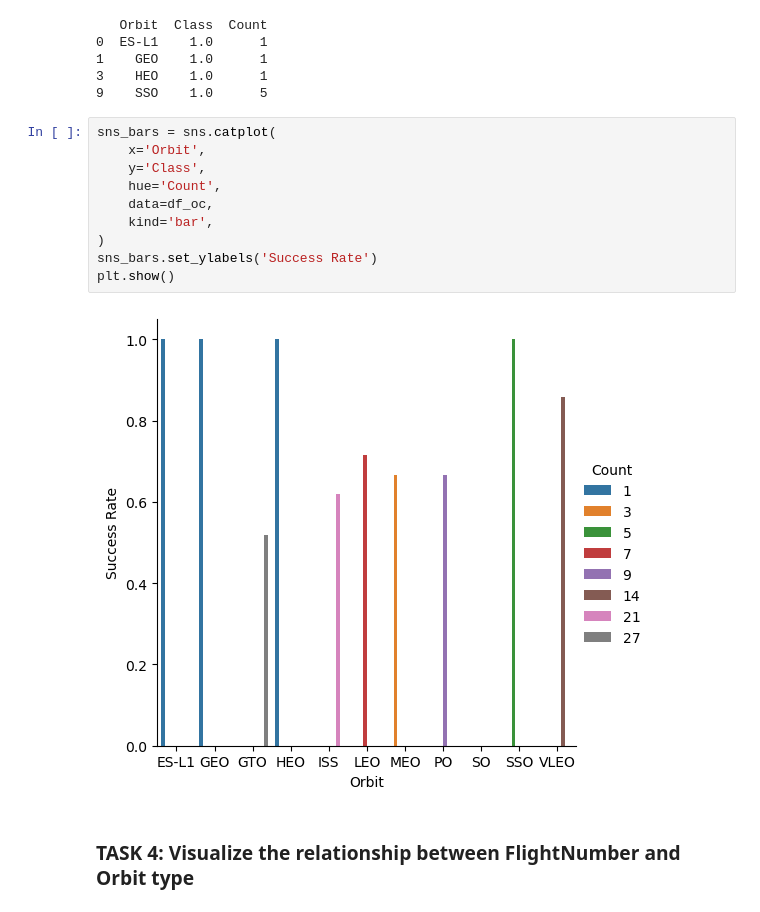
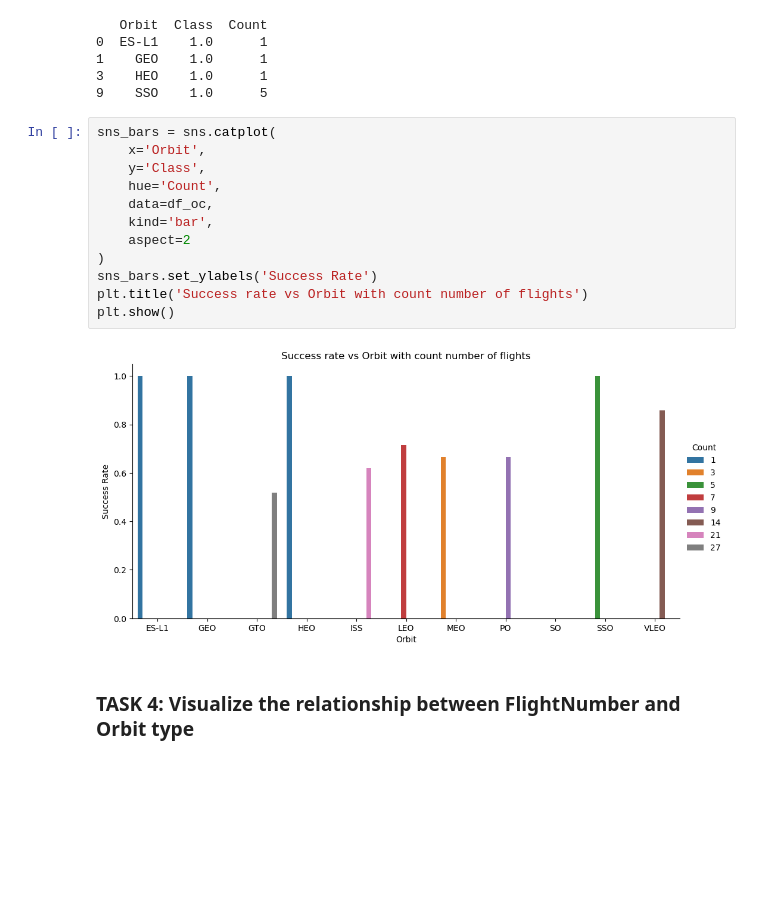
Before and after one commit to xxxAleksandrxxx/Coursera-IBM, a Jupyter notebook: 10 capstone_project/w02-2 - Exploratory Data Analysis with Visualisation_cleaned.ipynb, the cells around one changed output. Saved outputs shown, nothing was run; the diff lists cells and outputs as text; blank space fills up the shorter version.

```diff
--- a/10 capstone_project/w02-2 - Exploratory Data Analysis with Visualisation_cleaned.ipynb
+++ b/10 capstone_project/w02-2 - Exploratory Data Analysis with Visualisation_cleaned.ipynb
@@ -174,15 +272,17 @@ print(df_oc[df_oc['Class'] == 1])
 # %%
 sns_bars = sns.catplot(
     x='Orbit',
     y='Class',
     hue='Count',
     data=df_oc,
     kind='bar',
+    aspect=2
 )
 sns_bars.set_ylabels('Success Rate')
+plt.title('Success rate vs Orbit with count number of flights')
 plt.show()
 # %% [output]
-[figure, old version]
+[figure, new version]
 # %% [markdown]
 ### TASK  4: Visualize the relationship between FlightNumber and Orbit type
 # %% [markdown]
```
Also changed, not shown: parts of 17 cells of this notebook.
